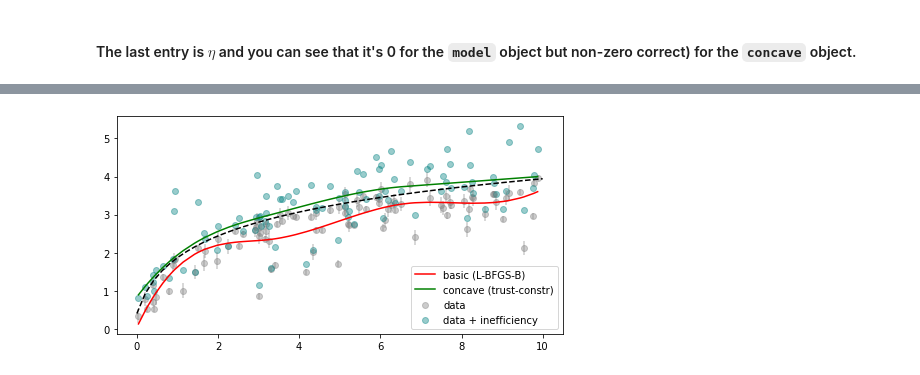
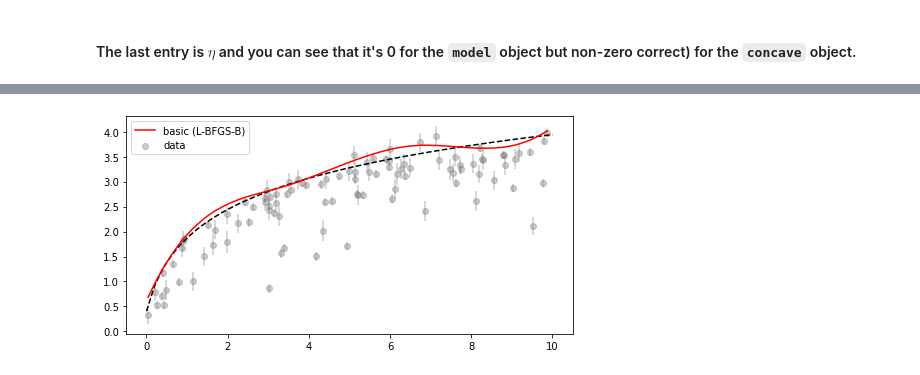
Before and after one commit to ihmeuw-msca/sfma, a Jupyter notebook: notebooks/L-BFGS-B Debug Example.ipynb, the cells around one changed output, grey strips where cells are left out. Drawn from its saved outputs; the diff is of its cells as text; code cells hidden in the pictures.

```diff
--- a/notebooks/L-BFGS-B Debug Example.ipynb
+++ b/notebooks/L-BFGS-B Debug Example.ipynb
@@ -74,7 +74,8 @@ model = SFMAModel(
     df=sim,
     col_output='output',
     col_se='se',
-    col_input='input'
+    col_input='input',
+    include_gamma=True
 )
 concave = SFMAModel(
     df=sim,
@@ -82,7 +83,8 @@ concave = SFMAModel(
     col_se='se',
     col_input='input',
     r_linear=True,
-    concave=True
+    concave=True,
+    include_gamma=True,
 )
 # %%
 model.fit(options={'solver_options': {}})
@@ -90,6 +92,6 @@ concave.fit(options={'solver_options': {}})
 # %%
 sim['base_predictions'] = model.predict()
-sim['concave_predictions'] = concave.predict()
+# sim['concave_predictions'] = concave.predict()
 sim.sort_values('input', inplace=True)
 # %% [markdown]
 #### The last entry is $\eta$ and you can see that it's 0 for the `model` object but non-zero correct) for the `concave` object.
@@ -106,12 +110,12 @@ array([0.89733435, 2.4141786 , 2.97372004, 3.65206264, 3.73838401,
 # %%
 fig, axes = plt.subplots(1, 1, figsize=(8, 4))
 axes.plot(linspace, front, linestyle='dashed', color='black')
 axes.scatter(sim.input, sim.output, color='grey', alpha=0.4, label="data")
-axes.scatter(sim.input, sim.output + concave.inefficiencies, color='#008080', alpha=0.4, label="data + inefficiency")
+# axes.scatter(sim.input, sim.output + concave.inefficiencies, color='#008080', alpha=0.4, label="data + inefficiency")
 axes.errorbar(sim.input, sim.output, yerr=sim.se, linestyle='None', color='grey', alpha=0.4)
 axes.plot(sim.input, sim.base_predictions, color='red', label='basic (L-BFGS-B)')
-axes.plot(sim.input, sim.concave_predictions, color='green', label='concave (trust-constr)')
+# axes.plot(sim.input, sim.concave_predictions, color='green', label='concave (trust-constr)')
 axes.legend()
 plt.savefig("results.png", bbox_inches="tight")
 # %% [output]
-[figure, old version]
+[figure, new version]
```
Also changed, not shown: parts of 10 cells of this notebook, 4 other files.
